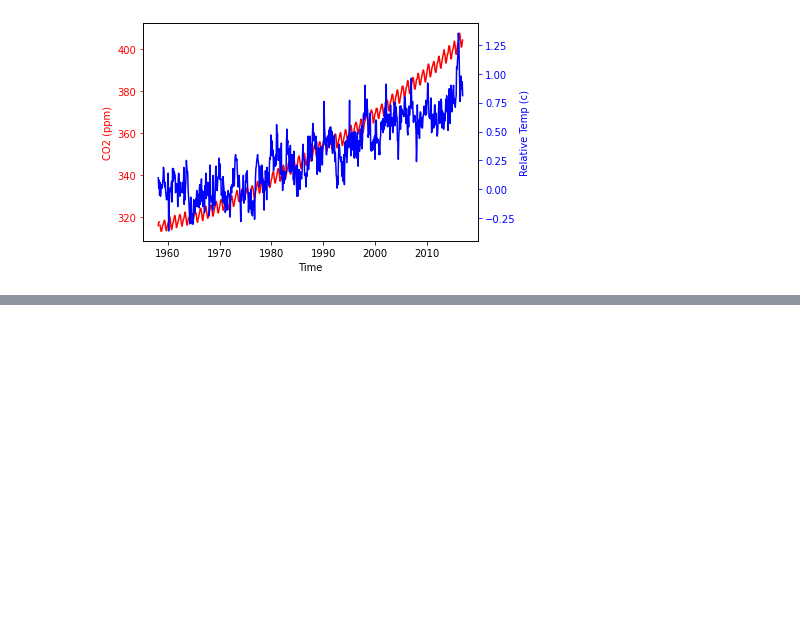
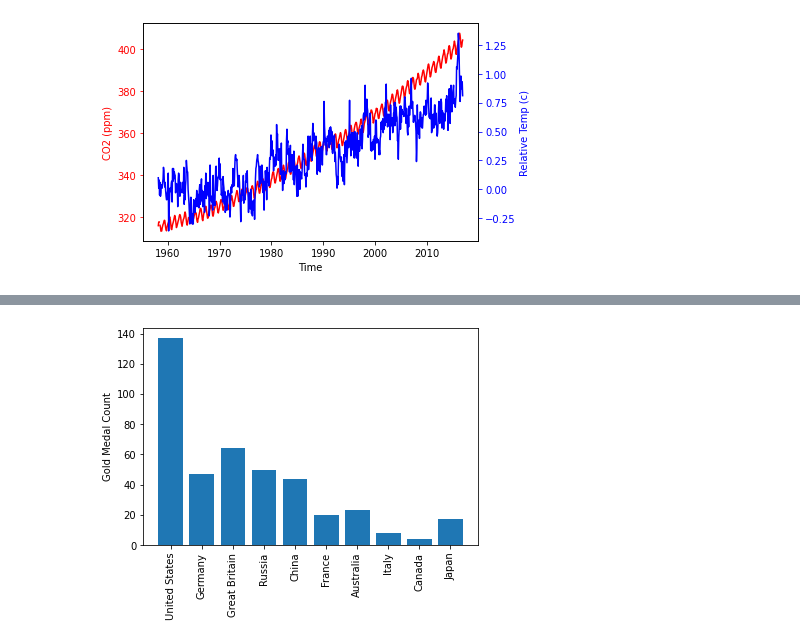
Before and after one commit to Jose-Servin/DataCamp, a Jupyter notebook: Courses/Intro_Matplotlib/all_about_matplotlib.ipynb, the cells around one changed output, grey strips where cells are left out. Cells and saved outputs as stored; diff of their text form; code cells hidden in the pictures; blank space fills up the shorter version.

```diff
--- a/Courses/Intro_Matplotlib/all_about_matplotlib.ipynb
+++ b/Courses/Intro_Matplotlib/all_about_matplotlib.ipynb
@@ -501,0 +525,4 @@ plt.show()
+# %%
+# Introduce olympic medals dataset
+olympic_medals = pd.read_csv('/Users/joseservin/DataCamp/Courses/Intro_Matplotlib/medals_by_country_2016.csv', index_col=0)
+olympic_medals
@@ -501,0 +541,10 @@ plt.show()
+# %%
+fig, ax = plt.subplots()
+
+ax.bar(olympic_medals.index, olympic_medals['Gold'])
+ax.set_xticklabels(olympic_medals.index, rotation=90)
+ax.set_ylabel('Gold Medal Count')
+
+plt.show()
+# %% [output]
+[figure, added]
```
Also changed, not shown: parts of 8 cells of this notebook.
